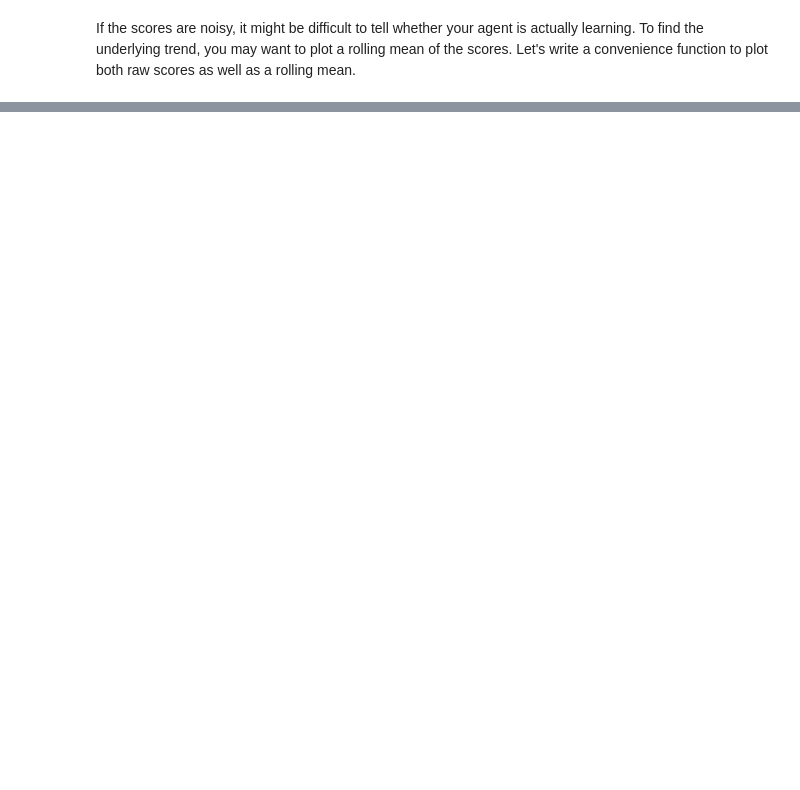
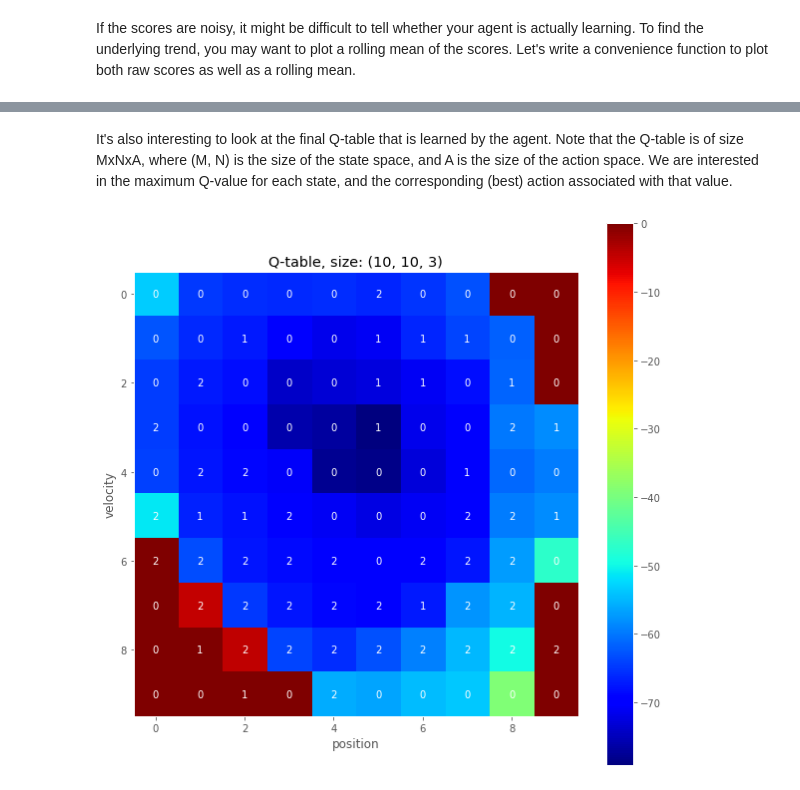
Before and after one commit to kennydukor/Reinforcement-Learning, a Jupyter notebook: 4_Continous Space Control/Discretization Method/Mountain Car Environment.ipynb, the cells around one changed output, grey strips where cells are left out. Saved outputs shown, nothing was run; the diff lists cells and outputs as text; code cells hidden in the pictures; blank space fills up the shorter version.

Commit message:
continous space

```diff
--- a/4_Continous Space Control/Discretization Method/Mountain Car Environment.ipynb
+++ b/4_Continous Space Control/Discretization Method/Mountain Car Environment.ipynb
@@ -390,0 +413,25 @@ If the scores are noisy, it might be difficult to tell whether your agent is act
+# %% [markdown]
+
+It's also interesting to look at the final Q-table that is learned by the agent. Note that the Q-table is of size MxNxA, where (M, N) is the size of the state space, and A is the size of the action space. We are interested in the maximum Q-value for each state, and the corresponding (best) action associated with that value.
+# %%
+def plot_q_table(q_table):
+    """Visualize max Q-value for each state and corresponding action."""
+    q_image = np.max(q_table, axis=2)       # max Q-value for each state
+    q_actions = np.argmax(q_table, axis=2)  # best action for each state
+
+    fig, ax = plt.subplots(figsize=(10, 10))
+    cax = ax.imshow(q_image, cmap='jet');
+    cbar = fig.colorbar(cax)
+    for x in range(q_image.shape[0]):
+        for y in range(q_image.shape[1]):
+            ax.text(x, y, q_actions[x, y], color='white',
+                    horizontalalignment='center', verticalalignment='center')
+    ax.grid(False)
+    ax.set_title("Q-table, size: {}".format(q_table.shape))
+    ax.set_xlabel('position')
+    ax.set_ylabel('velocity')
+
+
+plot_q_table(q_agent.q_table)
+# %% [output]
+[figure, added]
```
Also changed, not shown: parts of 13 cells of this notebook.
